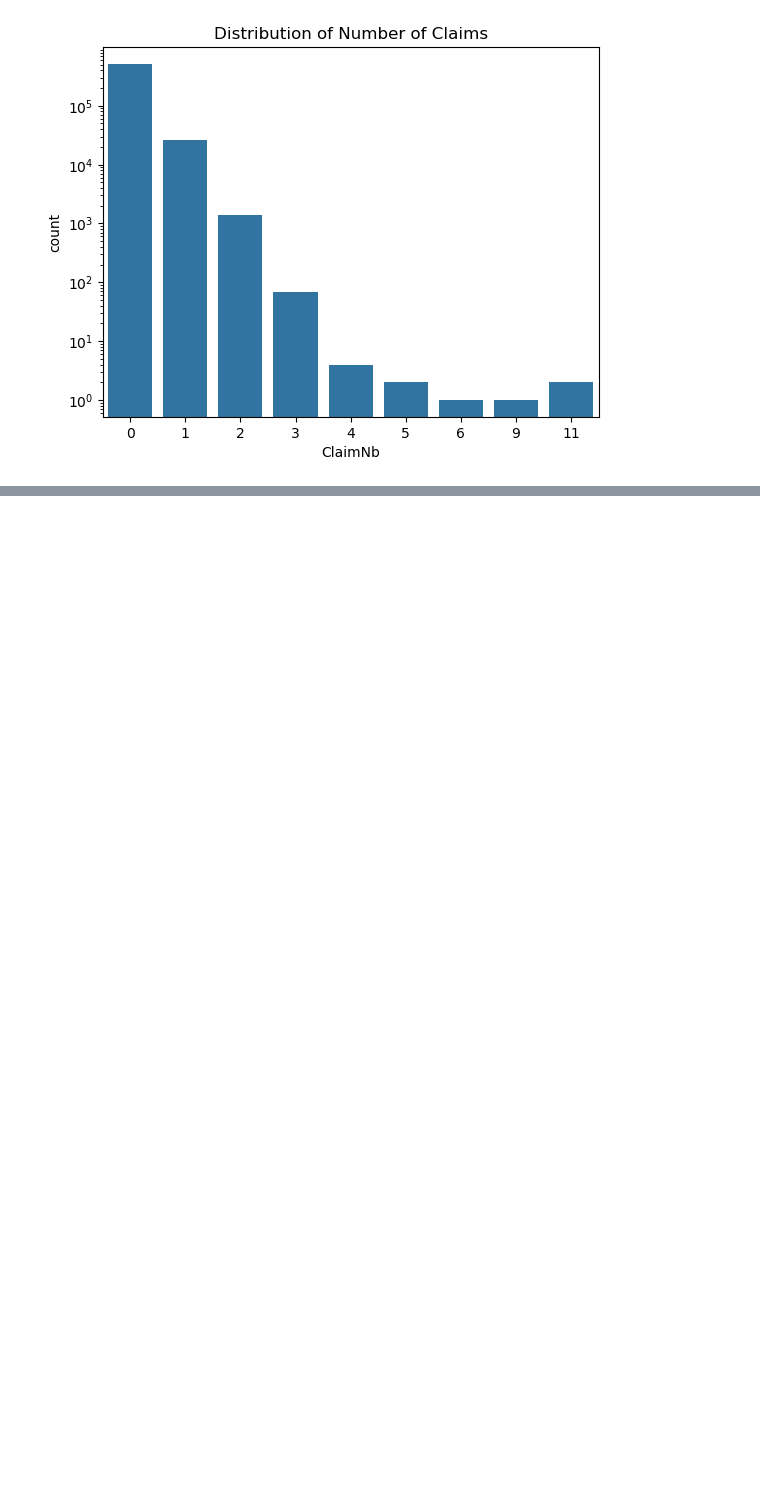
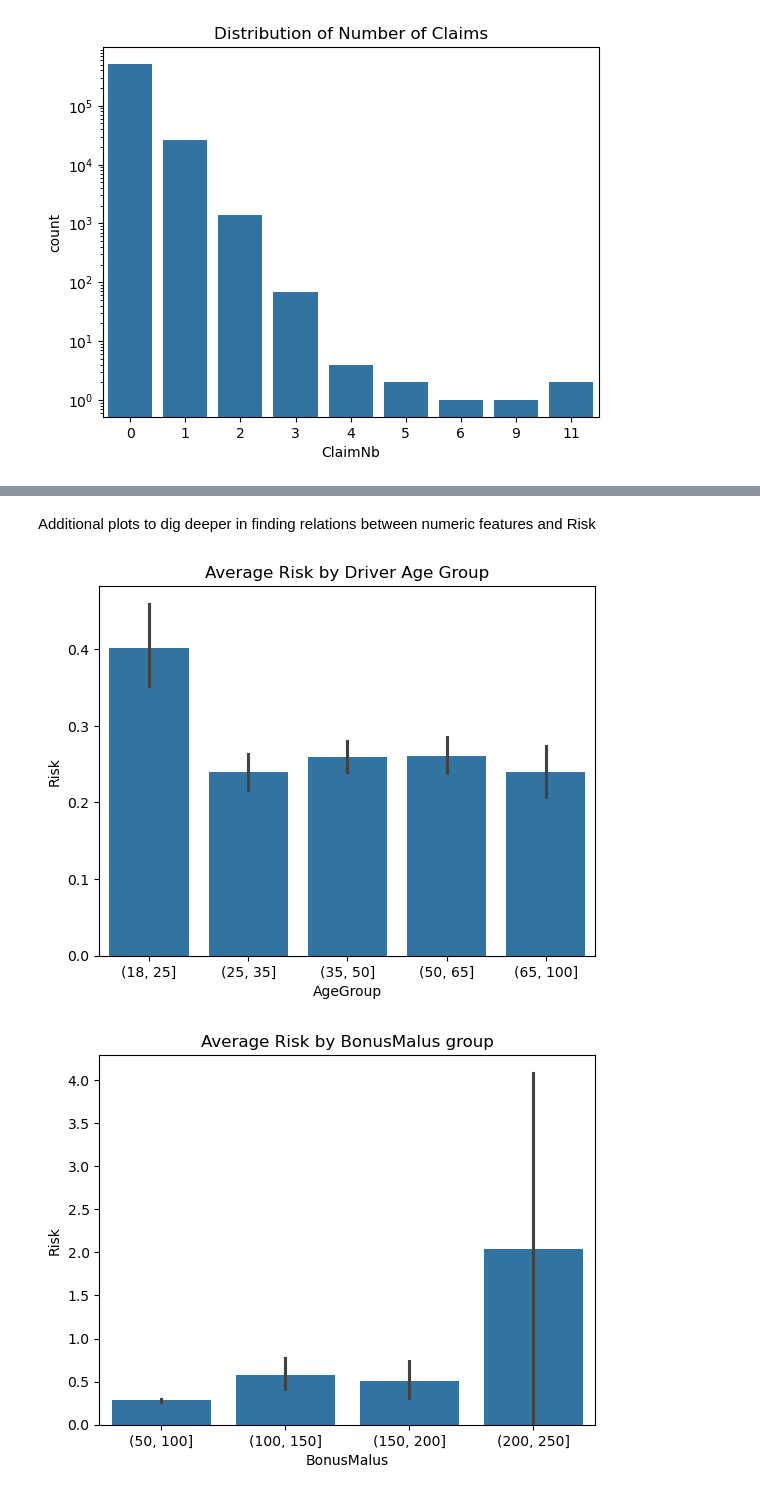
Before and after one commit to AndreiSheremet/Ml-Project.-Predicting-insurance-risk, a Jupyter notebook: DataCleaning and Exploration.ipynb, the cells around one changed output, grey strips where cells are left out. Drawn from its saved outputs; the diff is of its cells as text; code cells hidden in the pictures; blank space fills up the shorter version.

```diff
--- a/DataCleaning and Exploration.ipynb
+++ b/DataCleaning and Exploration.ipynb
@@ -100,0 +137,19 @@ train.head()
+# %% [markdown]
+Additional plots to dig deeper in finding relations between numeric features and Risk
+# %%
+# Agegroup vs Risk Younger tend to be more risky
+train['AgeGroup'] = pd.cut(train['DrivAge'], bins=[18,25,35,50,65,100])
+sns.barplot(x='AgeGroup', y='Risk', data=train)
+plt.title("Average Risk by Driver Age Group")
+plt.show()
+#BonusMalus group vs Risk   At 200-250 range risk sky-rokets
+sns.barplot(x=pd.cut(train['BonusMalus'], bins=[50,100,150,200,250]), y='Risk', data=train)
+plt.title('Average Risk by BonusMalus group')
+plt.show()
+# VehPower vs Risk
+sns.barplot(x=pd.cut(train['VehPower'], bins=[4,6,8,11]), y='Risk',data=train)
+plt.title('Average Risk per VehPower')
+plt.show()
+# %% [output]
+[figure, added]
+[figure, added]
```
Also changed, not shown: parts of 3 cells of this notebook.
